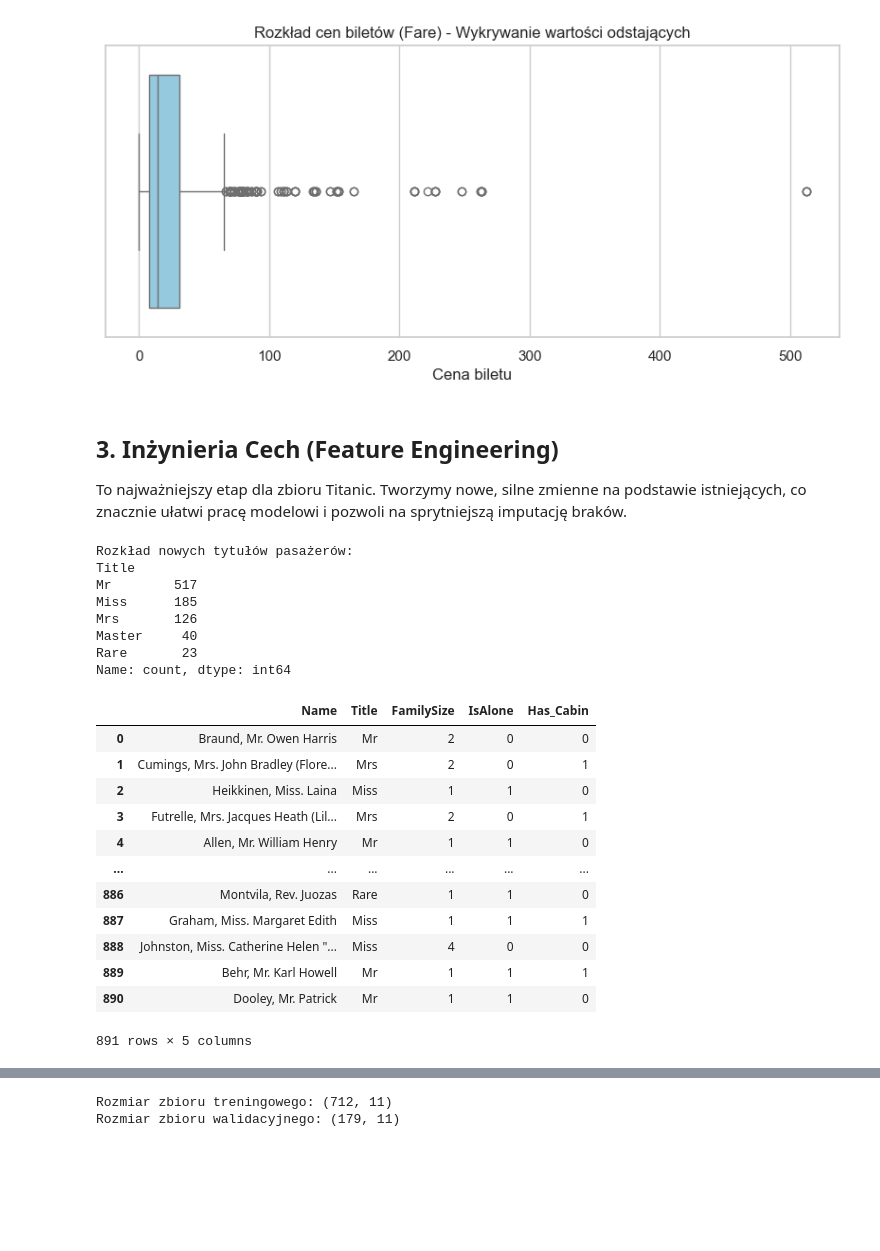
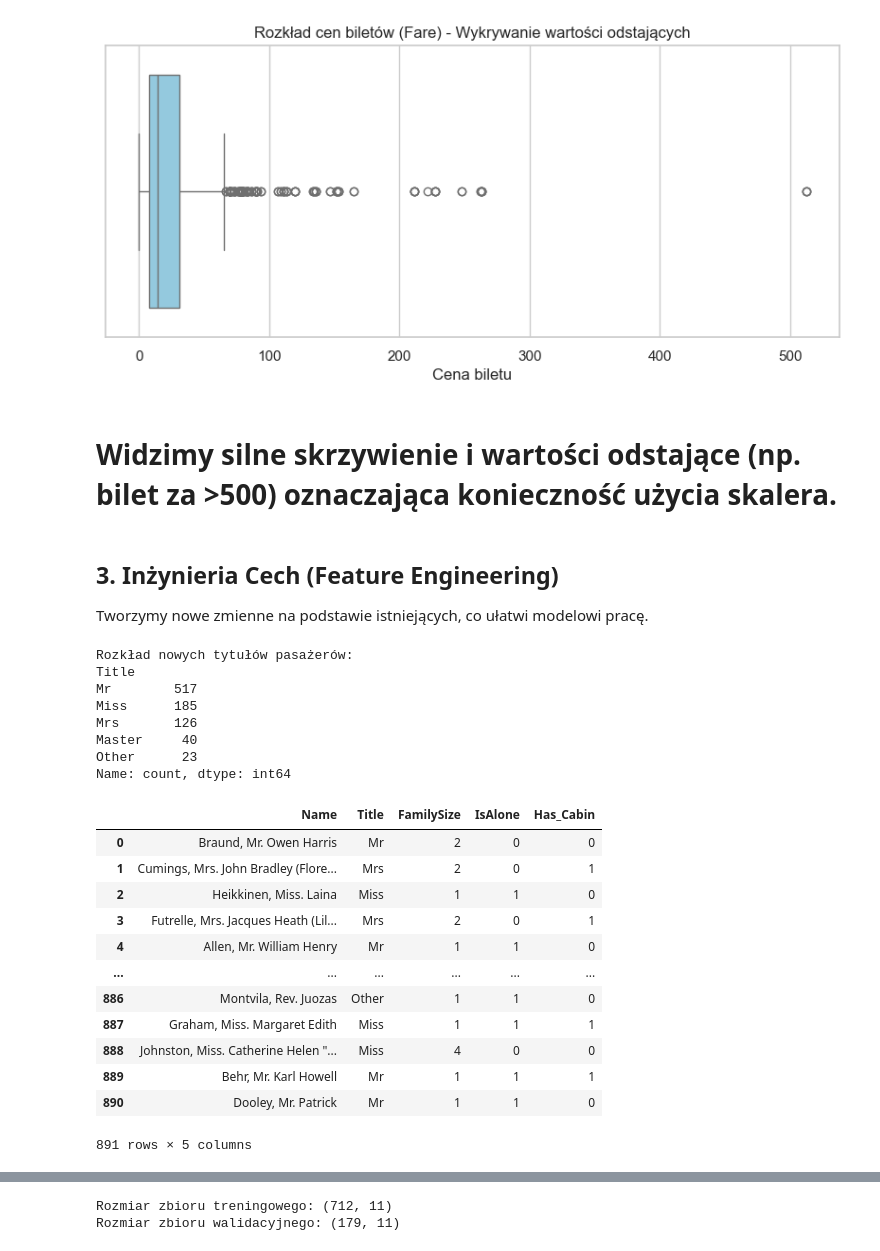
Before and after one commit to Jakub-Ko/repoprojekt, a Jupyter notebook: aha.ipynb, the cells around one changed output, grey strips where cells are left out. Saved outputs shown, nothing was run; the diff lists cells and outputs as text; code cells hidden in the pictures; blank space fills up the shorter version.

```diff
--- a/aha.ipynb
+++ b/aha.ipynb
@@ -91,54 +84,53 @@ plt.show()
 | 75% | 668.500000 | 1.000000 | 3.000000 | 38.000000 | 1.000000 | 0.000000 | 31.000000 |
 | max | 891.000000 | 1.000000 | 3.000000 | 80.000000 | 8.000000 | 6.000000 | 512.329200 |
 [figure]
+# %% [markdown]
+# Widzimy silne skrzywienie i wartości odstające (np. bilet za >500) oznaczająca konieczność użycia skalera.
 # %% [markdown]
 ## 3. Inżynieria Cech (Feature Engineering)
-To najważniejszy etap dla zbioru Titanic. Tworzymy nowe, silne zmienne na podstawie istniejących, co znacznie ułatwi pracę modelowi i pozwoli na sprytniejszą imputację braków.
+Tworzymy nowe zmienne na podstawie istniejących, co ułatwi modelowi pracę.
 # %%
-# Skopiowanie danych, aby nie nadpisywać oryginału na etapie eksperymentów
 data = df.copy()
-
-# A) Ekstrakcja tytułu z imienia (np. Mr., Mrs., Miss.) za pomocą wyrażeń regularnych
 data['Title'] = data['Name'].str.extract(' ([A-Za-z]+)\\.', expand=False)
 
-# Zamiana rzadkich tytułów na wspólną kategorię 'Rare' oraz ujednolicenie
-rare_titles = ['Lady', 'Countess','Capt', 'Col', 'Don', 'Dr', 'Major', 'Rev', 'Sir', 'Jonkheer', 'Dona']
-data['Title'] = data['Title'].replace(rare_titles, 'Rare')
+# Zamiana mało popularnych tytułów na wspólną kategorię
+otherTitles = ['Lady', 'Countess','Capt', 'Col', 'Don', 'Dr', 'Major', 'Rev', 'Sir', 'Jonkheer', 'Dona']
+data['Title'] = data['Title'].replace(otherTitles, 'Other')
 data['Title'] = data['Title'].replace('Mlle', 'Miss')
 data['Title'] = data['Title'].replace('Ms', 'Miss')
 data['Title'] = data['Title'].replace('Mme', 'Mrs')
 
 print("Rozkład nowych tytułów pasażerów:")
 print(data['Title'].value_counts())
 
-# B) Rozmiar rodziny i flaga "Czy podróżuje sam?"
+# B) Rozmiar rodziny
 # SibSp (rodzeństwo/małżonek) + Parch (rodzice/dzieci) + 1 (sam pasażer)
 data['FamilySize'] = data['SibSp'] + data['Parch'] + 1
 
 data['IsAlone'] = 0
 data.loc[data['FamilySize'] == 1, 'IsAlone'] = 1 # 1 oznacza, że pasażer podróżuje sam
 
-# C) Co robimy z kabiną? Tworzymy prostą flagę (miał przypisaną kabinę lub nie)
+# C) Czy miał przypisaną kabinę
 data['Has_Cabin'] = data['Cabin'].apply(lambda x: 0 if type(x) == float else 1)
 
 data[['Name', 'Title', 'FamilySize', 'IsAlone', 'Has_Cabin']]
 # %% [output]
 Rozkład nowych tytułów pasażerów:
 Title
 Mr        517
 Miss      185
 Mrs       126
 Master     40
-Rare       23
+Other      23
 Name: count, dtype: int64
 |  | Name | Title | FamilySize | IsAlone | Has_Cabin |
 | 0 | Braund, Mr. Owen Harris | Mr | 2 | 0 | 0 |
 | 1 | Cumings, Mrs. John Bradley (Flore... | Mrs | 2 | 0 | 1 |
 | 2 | Heikkinen, Miss. Laina | Miss | 1 | 1 | 0 |
 | 3 | Futrelle, Mrs. Jacques Heath (Lil... | Mrs | 2 | 0 | 1 |
 | 4 | Allen, Mr. William Henry | Mr | 1 | 1 | 0 |
 | ... | ... | ... | ... | ... | ... |
-| 886 | Montvila, Rev. Juozas | Rare | 1 | 1 | 0 |
+| 886 | Montvila, Rev. Juozas | Other | 1 | 1 | 0 |
 | 887 | Graham, Miss. Margaret Edith | Miss | 1 | 1 | 1 |
 | 888 | Johnston, Miss. Catherine Helen "... | Miss | 4 | 0 | 0 |
 | 889 | Behr, Mr. Karl Howell | Mr | 1 | 1 | 1 |
```
Also changed, not shown: parts of 18 cells of this notebook.
